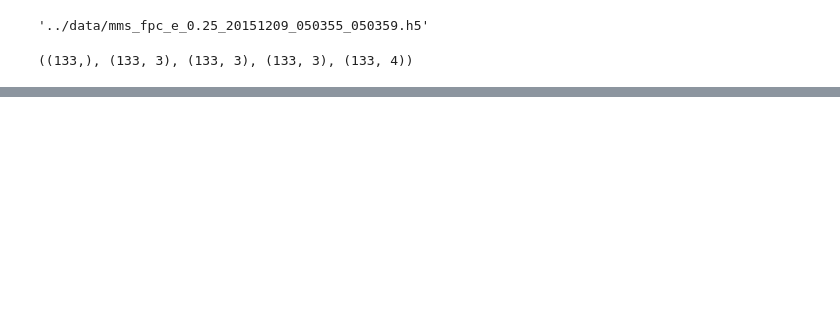
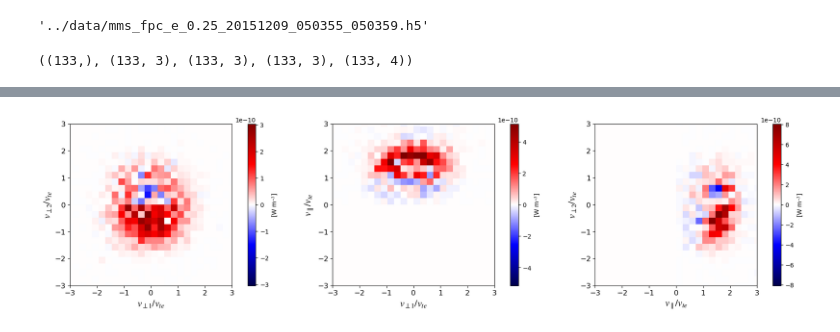
Before and after one commit to regisjohn/FPC_mRx, a Jupyter notebook: scripts/Epar_publication_plots.ipynb, the cells around one changed output, grey strips where cells are left out. Saved outputs shown, nothing was run; the diff lists cells and outputs as text; code cells hidden in the pictures; blank space fills up the shorter version.

```diff
--- a/scripts/Epar_publication_plots.ipynb
+++ b/scripts/Epar_publication_plots.ipynb
@@ -39,0 +129,21 @@ fig, ax = plt.subplots(4,1)
+# %%
+cz_12, cz_23, cz_13 = fpc.slice3d_to_2d(c_vol_fac[2], time_slice=62)
+# %%
+cz_fac_list = (cz_12, cz_folds_fac[0, :, :, 62], cz_folds_fac[1, :, :, 62]) # The order is xy, xz and zy
+# %%
+fig, axes = plt.subplots(1, 3, figsize=(18, 4.5), dpi=100, constrained_layout=True)
+axis_fntsz = 16
+cbar_ht=0.047
+
+for i in range(3):
+    vmin, vmax = fpc.global_vmin_vmax_fpc(cz_fac_list[i])
+    ax1, ax2 = ax_pairs[i]
+    xlabel, ylabel = axlabel_pairs[i]
+    im2, _ = fpc.imagecont_fpc(ax1, ax2, cz_fac_list[i], xlabel=xlabel,
+                ylabel=ylabel, ax=axes[i], vmin=vmin, vmax=vmax,
+                axis_fntsz=axis_fntsz)
+    height, width = len(ax2), len(ax1)
+    cbar = fig.colorbar(im2, ax=axes[i], fraction=cbar_ht*height/width, pad=0.005)
+    cbar.set_label(r"[W m$^{-3}$]")
+# %% [output]
+[figure, added]
```
Also changed, not shown: parts of 11 cells of this notebook.
